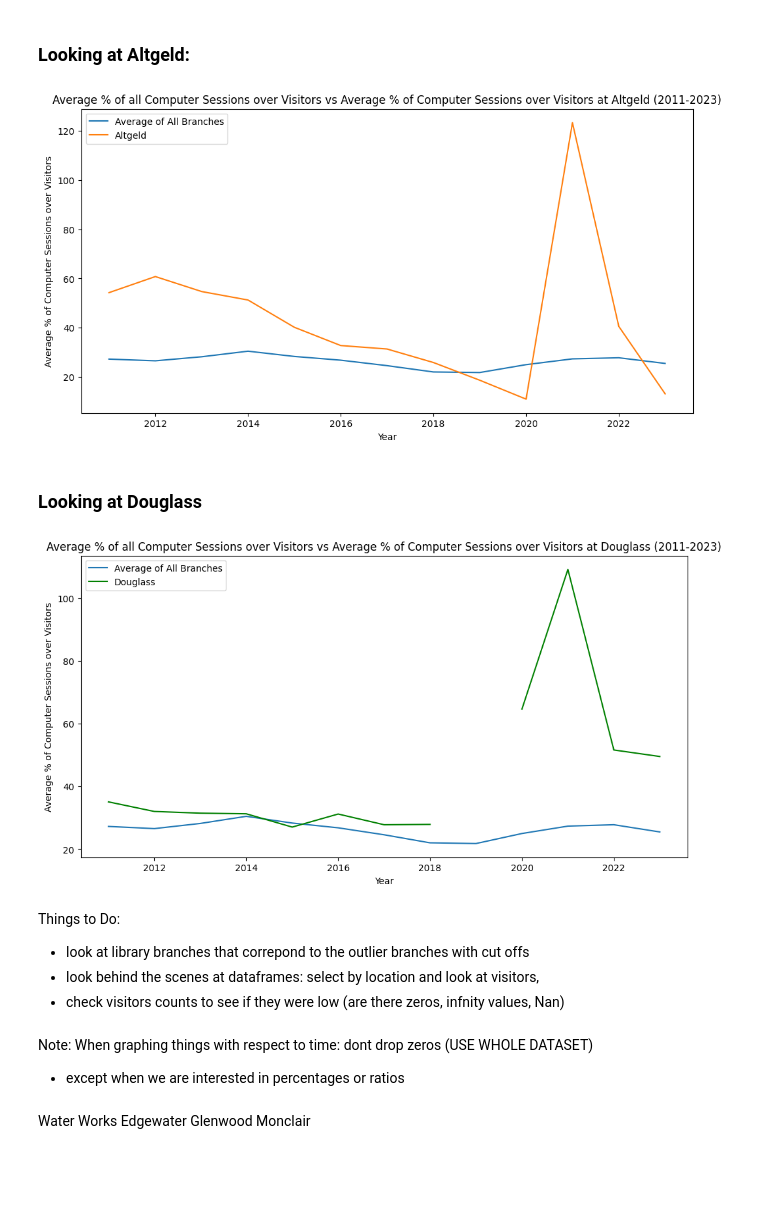
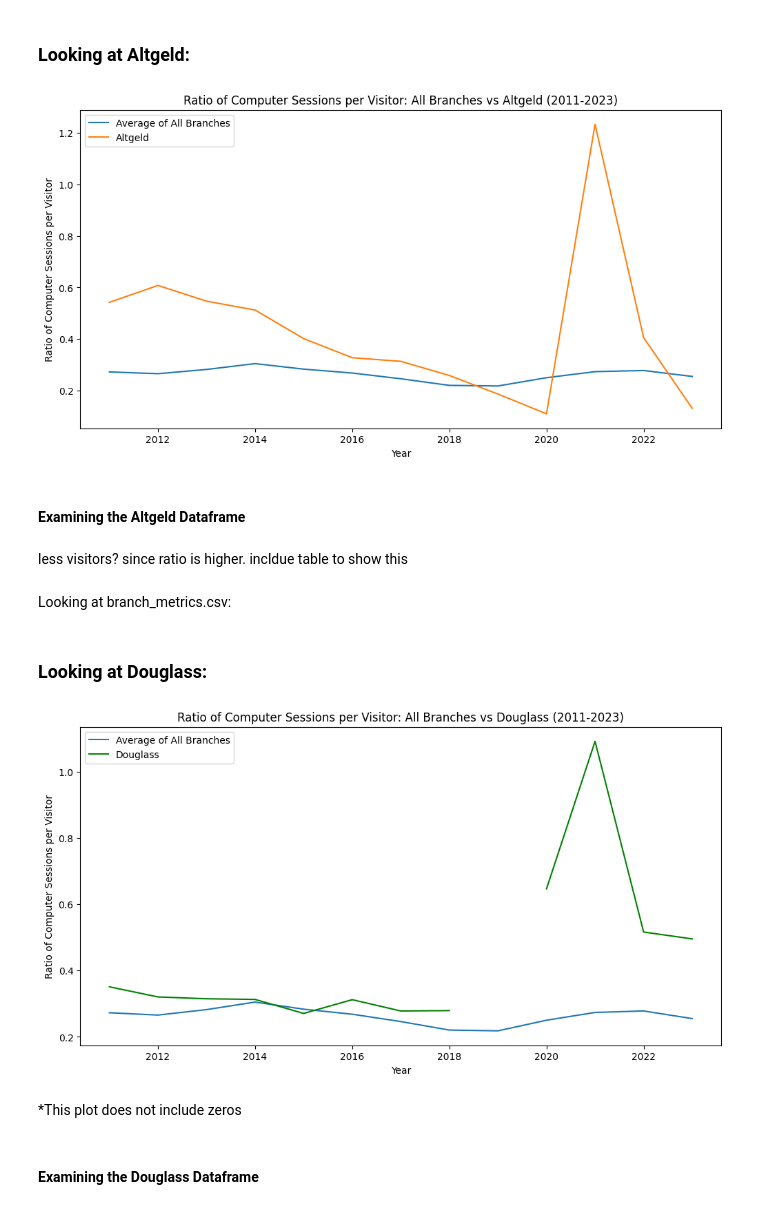
Before and after one commit to uchicago-dsi/cpl_project, a Jupyter notebook: can-summer-2023/dani exploratory data analysis.ipynb, the cells around one changed output. Cells and saved outputs as stored; diff of their text form; code cells hidden in the pictures; blank space fills up the shorter version.

```diff
--- a/can-summer-2023/dani exploratory data analysis.ipynb
+++ b/can-summer-2023/dani exploratory data analysis.ipynb
@@ -98,7 +100,7 @@ plt.show()
 # %%
 # New Dataframe with all branches that includes the "Computer Session Percentage" column
 branches_cp = branches_nonzero.copy()
-branches_cp['COMPUTER_SESSIONS_PERCENTAGE'] = (branches['COMPUTER_SESSIONS'] / branches['VISITORS']) * 100
+branches_cp['COMPUTER_SESSIONS_PERCENTAGE'] = (branches['COMPUTER_SESSIONS'] / branches['VISITORS'])
 #branches_cp_sorted = branches_cp.sort_values('COMPUTER_SESSIONS_PERCENTAGE', ascending=False)
 #branches_cp_sorted
 
@@ -107,9 +109,9 @@ plt.figure(figsize=(13, 8))
 for branch in branches_groupby.index:
     plt.plot(branches_groupby.columns, branches_groupby.loc[branch], label=branch)
 plt.xlabel('Year')
-plt.ylabel('Percentage of Computer Sessions')
-plt.title('Percentage of Computer Sessions over Visitors for Each Branch (2011-2023)')
-plt.legend()
+plt.ylabel('Ratio of Computer Sessions')
+plt.title('Ratio of Computer Sessions per Visitor for Each Branch (2011-2023)')
+#plt.legend()
 plt.grid(True)
 plt.show()
 # %% [output]
@@ -121,26 +123,32 @@ plt.show()
 # %%
 #Selected branch
 branch_name = 'Altgeld'
 
 #Average of each column using DataFrame.mean()
 avg_col_branches = branches_groupby.mean(axis=0)
 avg_col_branches
 
 #Extracting specific branch
 selected_branch = branches_groupby.loc[branch_name]
 
 plt.figure(figsize=(12,6))
 plt.plot(avg_col_branches, label='Average of All Branches')
 plt.plot(selected_branch, label=branch_name)
 plt.xlabel('Year')
-plt.ylabel('Average % of Computer Sessions over Visitors')
-plt.title(f'Average % of all Computer Sessions over Visitors vs Average % of Computer Sessions over Visitors at {branch_name} (2011-2023)')
+plt.ylabel('Ratio of Computer Sessions per Visitor')
+plt.title(f'Ratio of Computer Sessions per Visitor: All Branches vs {branch_name} (2011-2023)')
 plt.legend()
 plt.show()
 # %% [output]
-[figure, old version]
+[figure, new version]
+# %% [markdown]
+#### Examining the Altgeld Dataframe
+# %% [markdown]
+less visitors? since ratio is higher. incldue table to show this
+# %% [markdown]
+Looking at branch_metrics.csv:
 # %% [markdown]
-### Looking at Douglass
+### Looking at Douglass:
 # %%
 #Selected branch
 branch_name = 'Douglass'
@@ -156,22 +164,13 @@ plt.figure(figsize=(12,6))
 plt.plot(avg_col_branches, label='Average of All Branches')
 plt.plot(selected_branch, label=branch_name, color='green')
 plt.xlabel('Year')
-plt.ylabel('Average % of Computer Sessions over Visitors')
-plt.title(f'Average % of all Computer Sessions over Visitors vs Average % of Computer Sessions over Visitors at {branch_name} (2011-2023)')
+plt.ylabel('Ratio of Computer Sessions per Visitor')
+plt.title(f'Ratio of Computer Sessions per Visitor: All Branches vs {branch_name} (2011-2023)')
 plt.legend()
 plt.show()
 # %% [output]
-[figure, old version]
+[figure, new version]
-# %% [markdown]
-Things to Do:
-- look at library branches that correpond to the outlier branches with cut offs
-- look behind the scenes at dataframes: select by location and look at visitors,
-- check visitors counts to see if they were low (are there zeros, infnity values, Nan)
-# %% [markdown]
-Note:
-When graphing things with respect to time: dont drop zeros (USE WHOLE DATASET)
-- except when we are interested in percentages or ratios
-# %% [markdown]
-Water Works
-Edgewater
-Glenwood Monclair
+# %% [markdown]
+*This plot does not include zeros
+# %% [markdown]
+#### Examining the Douglass Dataframe
```
Also changed, not shown: parts of 14 cells of this notebook.
